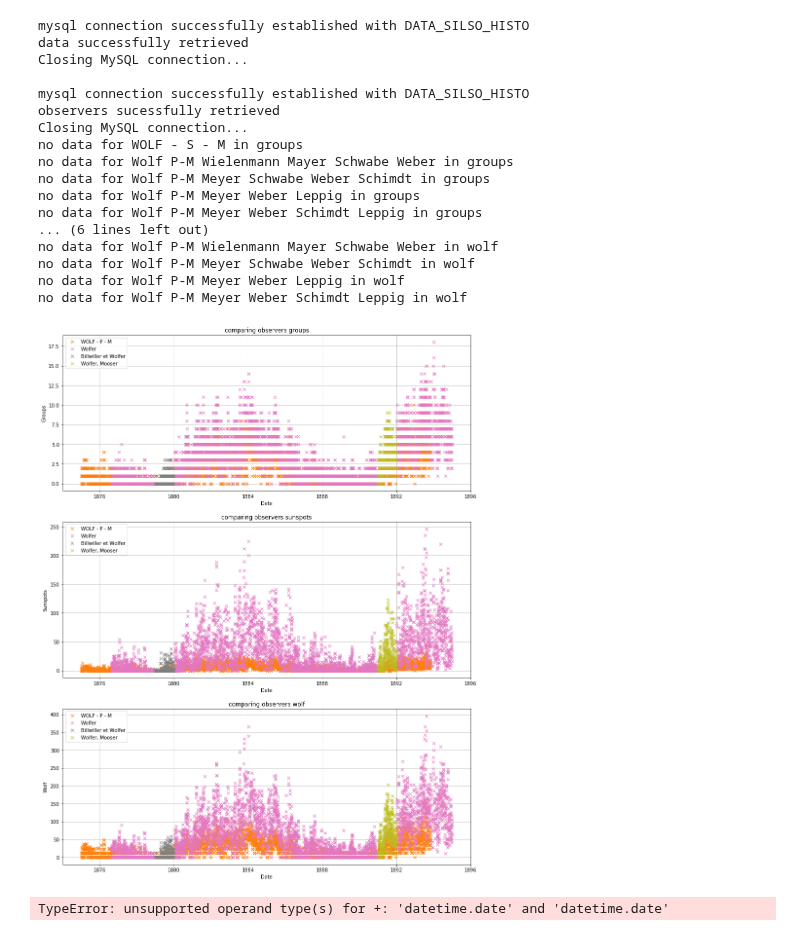
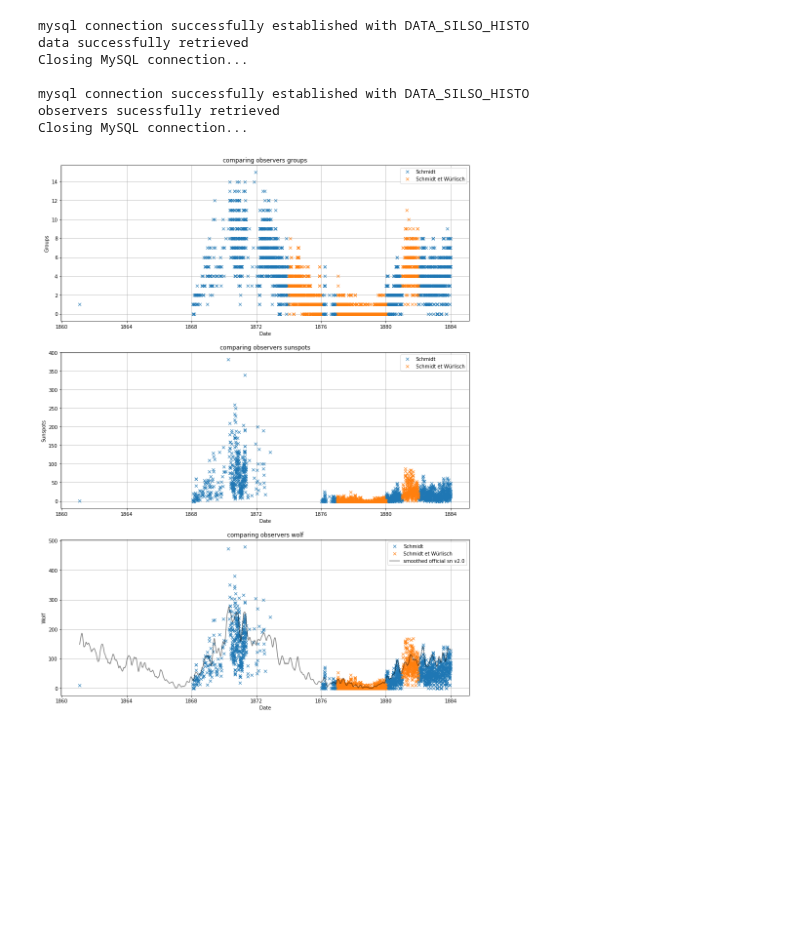
Before and after one commit to dcxSt/DATA_SILSO_HISTO_search, a Jupyter notebook: wolf_wolfer_investigation.ipynb, the cells around one changed output. Cells and saved outputs as stored; diff of their text form; code cells hidden in the pictures; blank space fills up the shorter version.

```diff
--- a/wolf_wolfer_investigation.ipynb
+++ b/wolf_wolfer_investigation.ipynb
@@ -65,32 +105,27 @@ Closing MySQL connection...
+# %%
+display_compare_observers(observers=["Schmidt",
+                                     "Schmidt et Würlisch"],
+                          figsize=(15,20),online_sn=True,smoothness=100.0)
+# %% [output]
+mysql connection successfully established with DATA_SILSO_HISTO
+data successfully retrieved
+Closing MySQL connection...
+
+mysql connection successfully established with DATA_SILSO_HISTO
+observers sucessfully retrieved
+Closing MySQL connection...
+[figure, added]
 # %%
-display_compare_observers(observers=["WOLF - S - M","WOLF - P - M",
-                                     "Wolf P-M Wielenmann Mayer Schwabe Weber",
-                                     "Wolf P-M Meyer Schwabe Weber Schimdt",
-                                     "Wolf P-M Meyer Weber Leppig",
-                                     "Wolf P-M Meyer Weber Schimdt Leppig",
-                                     "Wolfer",
-                                     "Billwiller et Wolfer",
-                                     "Wolfer, Mooser "],figsize=(15,20),interval=("1875","1895"),save_as="wolf_and_wolfer_overlap.png")
+# list of wolf, wolfer and their associates
+wwlist = ["Wolfer","WOLF - S - M","WOLF - P - M","Schwabe",
+          "Wolf P-M Wielenmann Mayer Schwabe Weber",
+          "Wolf P-M Meyer Schwabe Weber Schimdt",
+          "Wolf P-M Meyer Weber Leppig",
+          "Billwiller et Wolfer",
+          "Wolfer, Mooser ",
+          "Meyer et Billwiller",
+          "Weber",
+          "Leppig",
+          "Billwiller",
+          "Schmidt",
+          "Schmidt et Würlisch"]# had to copy past umlaut from wikpedia
-# %% [output]
-mysql connection successfully established with DATA_SILSO_HISTO
-data successfully retrieved
-Closing MySQL connection...
-
-mysql connection successfully established with DATA_SILSO_HISTO
-observers sucessfully retrieved
-Closing MySQL connection...
-no data for WOLF - S - M in groups
-no data for Wolf P-M Wielenmann Mayer Schwabe Weber in groups
-no data for Wolf P-M Meyer Schwabe Weber Schimdt in groups
-no data for Wolf P-M Meyer Weber Leppig in groups
-no data for Wolf P-M Meyer Weber Schimdt Leppig in groups
-... (6 lines left out)
-no data for Wolf P-M Wielenmann Mayer Schwabe Weber in wolf
-no data for Wolf P-M Meyer Schwabe Weber Schimdt in wolf
-no data for Wolf P-M Meyer Weber Leppig in wolf
-no data for Wolf P-M Meyer Weber Schimdt Leppig in wolf
-[figure, removed]
-# %%
-datetime.date(1870,8,1)+ datetime.date(1870,8,2)
-# %% [output]
-TypeError: unsupported operand type(s) for +: 'datetime.date' and 'datetime.date'
```
Also changed, not shown: parts of 6 cells of this notebook, 15 other files.
